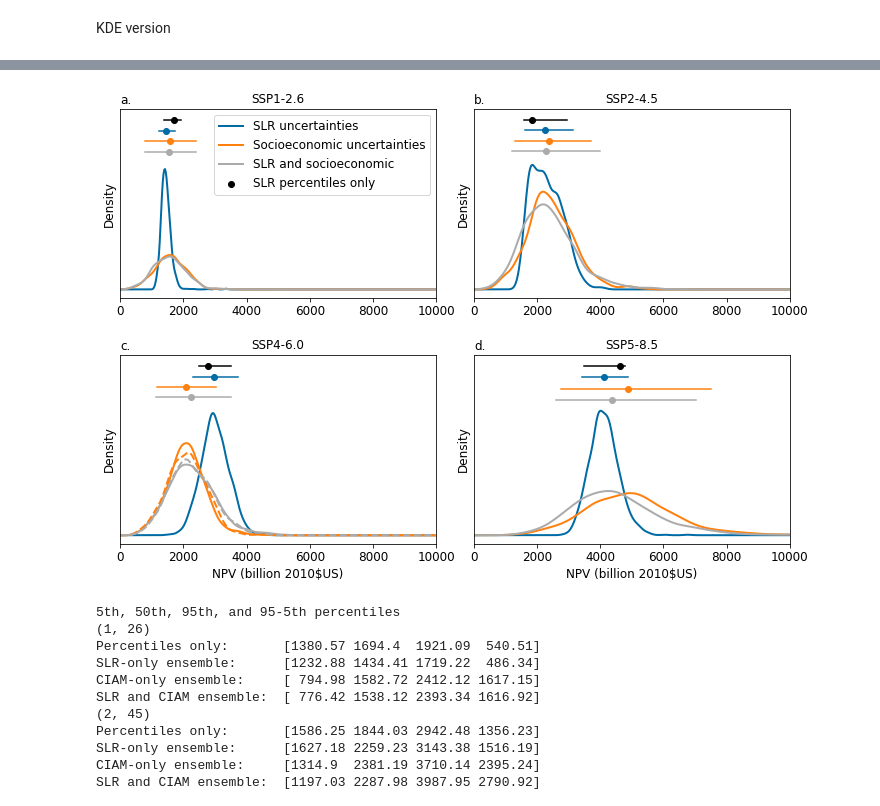
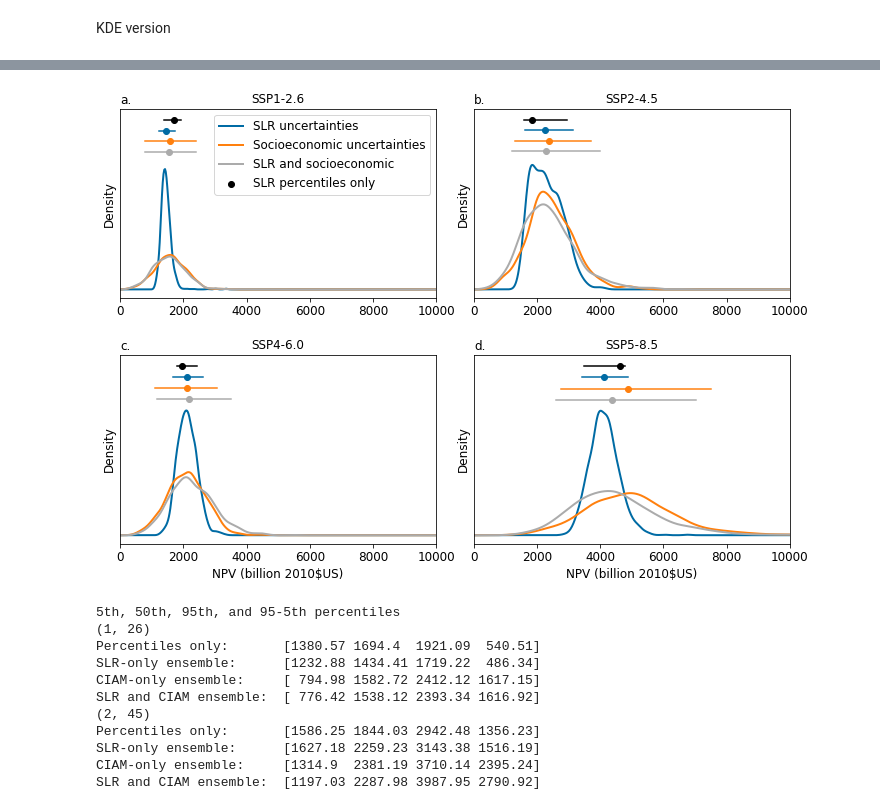
Before and after one commit to raddleverse/CIAM_uncertainty_propagation, a Jupyter notebook: work_uncertainty_propagation/plotsAndAnalysis_uncertaintyPropagation.ipynb, the cells around one changed output, grey strips where cells are left out. Saved outputs shown, nothing was run; the diff lists cells and outputs as text; code cells hidden in the pictures.

```diff
--- a/work_uncertainty_propagation/plotsAndAnalysis_uncertaintyPropagation.ipynb
+++ b/work_uncertainty_propagation/plotsAndAnalysis_uncertaintyPropagation.ipynb
@@ -84,19 +82,3 @@ for (ssp,rcp) in scenarios:
-# %%
-for (ssp,rcp) in scenarios:
-    if ssp==4:
-        slrdir = datdir + "/SSP"+str(ssp)+"_BRICK"+str(rcp)+"_first/SSP"+str(ssp)+"_BRICK"+str(rcp)+"_surge"+str(surge_option)+"_varySLR/CIAM MC1000/PostProcessing"
-        ciamdir = datdir + "/SSP"+str(ssp)+"_BRICK"+str(rcp)+"_first/SSP"+str(ssp)+"_BRICK"+str(rcp)+"_surge"+str(surge_option)+"_varyCIAM/CIAM MC1000/PostProcessing"
-        bothdir = datdir + "/SSP"+str(ssp)+"_BRICK"+str(rcp)+"_first/SSP"+str(ssp)+"_BRICK"+str(rcp)+"_surge"+str(surge_option)+"_varySLR_varyCIAM/CIAM MC1000/PostProcessing"
-    else:
-        slrdir = datdir + "/SSP"+str(ssp)+"_BRICK"+str(rcp)+"/SSP"+str(ssp)+"_BRICK"+str(rcp)+"_surge"+str(surge_option)+"_varySLR/CIAM MC1000/PostProcessing"
-        ciamdir = datdir + "/SSP"+str(ssp)+"_BRICK"+str(rcp)+"/SSP"+str(ssp)+"_BRICK"+str(rcp)+"_surge"+str(surge_option)+"_varyCIAM/CIAM MC1000/PostProcessing"
-        bothdir = datdir + "/SSP"+str(ssp)+"_BRICK"+str(rcp)+"/SSP"+str(ssp)+"_BRICK"+str(rcp)+"_surge"+str(surge_option)+"_varySLR_varyCIAM/CIAM MC1000/PostProcessing"
-    dfS[(ssp,rcp)] = pd.read_csv(slrdir+"/globalnpv_SSP"+str(ssp)+"_BRICK"+str(rcp)+"_surge"+str(surge_option)+"_varySLR.csv")
-    dfS[(ssp,rcp)] = dfS[(ssp,rcp)].join(pd.read_csv(slrdir+"/regionnpv_SSP"+str(ssp)+"_BRICK"+str(rcp)+"_surge"+str(surge_option)+"_varySLR.csv"))
-    dfC[(ssp,rcp)] = pd.read_csv(ciamdir+"/globalnpv_SSP"+str(ssp)+"_BRICK"+str(rcp)+"_surge"+str(surge_option)+"_varyCIAM.csv")
-    dfC[(ssp,rcp)] = dfC[(ssp,rcp)].join(pd.read_csv(ciamdir+"/regionnpv_SSP"+str(ssp)+"_BRICK"+str(rcp)+"_surge"+str(surge_option)+"_varyCIAM.csv"))
-    dfSC[(ssp,rcp)] = pd.read_csv(bothdir+"/globalnpv_SSP"+str(ssp)+"_BRICK"+str(rcp)+"_surge"+str(surge_option)+"_varySLR_varyCIAM.csv")
-    dfSC[(ssp,rcp)] = dfSC[(ssp,rcp)].join(pd.read_csv(bothdir+"/regionnpv_SSP"+str(ssp)+"_BRICK"+str(rcp)+"_surge"+str(surge_option)+"_varySLR_varyCIAM.csv"))
 # %% [markdown]
 ### SLR uncertainty only
 # %%
@@ -124,15 +104,21 @@ for (ssp,rcp) in scenarios:
 <h1 style="color:firebrick">TESTING - DELETE LATER</h1>
 # %%
 ssp, rcp = 4, 60
-ciamdir = datdir + "/SSP"+str(ssp)+"_BRICK"+str(rcp)+"/SSP"+str(ssp)+"_BRICK"+str(rcp)+"_surge"+str(surge_option)+"_varyCIAM/CIAM MC1000/PostProcessing"
+
+slrdir = datdir + "/SSP"+str(ssp)+"_BRICK"+str(rcp)+"_old/SSP"+str(ssp)+"_BRICK"+str(rcp)+"_surge"+str(surge_option)+"_varySLR/CIAM MC1000/PostProcessing"
+dfS_new = pd.read_csv(slrdir+"/globalnpv_SSP"+str(ssp)+"_BRICK"+str(rcp)+"_surge"+str(surge_option)+"_varySLR.csv")
+dfS_new = dfS_new.join(pd.read_csv(slrdir+"/regionnpv_SSP"+str(ssp)+"_BRICK"+str(rcp)+"_surge"+str(surge_option)+"_varySLR.csv"))
+
+ciamdir = datdir + "/SSP"+str(ssp)+"_BRICK"+str(rcp)+"_old/SSP"+str(ssp)+"_BRICK"+str(rcp)+"_surge"+str(surge_option)+"_varyCIAM/CIAM MC1000/PostProcessing"
 dfC_new = pd.read_csv(ciamdir+"/globalnpv_SSP"+str(ssp)+"_BRICK"+str(rcp)+"_surge"+str(surge_option)+"_varyCIAM.csv")
 dfC_new = dfC_new.join(pd.read_csv(ciamdir+"/regionnpv_SSP"+str(ssp)+"_BRICK"+str(rcp)+"_surge"+str(surge_option)+"_varyCIAM.csv"))
 
-bothdir = datdir + "/SSP"+str(ssp)+"_BRICK"+str(rcp)+"/SSP"+str(ssp)+"_BRICK"+str(rcp)+"_surge"+str(surge_option)+"_varySLR_varyCIAM/CIAM MC1000/PostProcessing"
+bothdir = datdir + "/SSP"+str(ssp)+"_BRICK"+str(rcp)+"_old/SSP"+str(ssp)+"_BRICK"+str(rcp)+"_surge"+str(surge_option)+"_varySLR_varyCIAM/CIAM MC1000/PostProcessing"
 dfSC_new = pd.read_csv(bothdir+"/globalnpv_SSP"+str(ssp)+"_BRICK"+str(rcp)+"_surge"+str(surge_option)+"_varySLR_varyCIAM.csv")
 dfSC_new = dfSC_new.join(pd.read_csv(bothdir+"/regionnpv_SSP"+str(ssp)+"_BRICK"+str(rcp)+"_surge"+str(surge_option)+"_varySLR_varyCIAM.csv"))
 
 kde_new = {}; kde_new_plot = {}
+kde_new["S"] = stats.gaussian_kde(dfS_new.npv)
 kde_new["C"] = stats.gaussian_kde(dfC_new.npv)
 kde_new["SC"] = stats.gaussian_kde(dfSC_new.npv)
 for k in kde_new.keys():
@@ -154,37 +145,33 @@ for scen in scenarios:
 # %%
-y00 = [0.004,  0.001,  0.0013, 0.0012 ]
-dy0 = [0.00025,0.00006,0.00008,0.00008]
+y00 = [0.004,  0.001,  0.0017, 0.0012 ]
+dy0 = [0.00025,0.00006,0.00011,0.00008]
 titles = ["SSP1-2.6", "SSP2-4.5", "SSP4-6.0", "SSP5-8.5"]
 fig, ax = plt.subplots(2,2,figsize=(12,8))
 for s in range(4):
     scen = scenarios[s]
     ax[int(s/2)][s%2].plot(x,kde_plot[scen]["S"], linewidth=2, color="C0", label="SLR uncertainties")
     ax[int(s/2)][s%2].plot(x,kde_plot[scen]["C"], linewidth=2, color="C1", label="Socioeconomic uncertainties")
     ax[int(s/2)][s%2].plot(x,kde_plot[scen]["SC"], linewidth=2, color="C2", label="SLR and socioeconomic")
     y0 = y00[s]; dy = dy0[s]
     ax[int(s/2)][s%2].plot([df05[scen].npv, df95[scen].npv], [y0, y0], color="black"); ax[int(s/2)][s%2].scatter(df50[scen].npv, y0, color="black", label="SLR percentiles only")
     y0 -= dy
     ax[int(s/2)][s%2].plot([dfS[scen].npv.quantile(0.05), dfS[scen].npv.quantile(0.95)], [y0, y0], color="C0"); ax[int(s/2)][s%2].scatter(dfS[scen].npv.median(), y0, color="C0")
     y0 -= dy
     ax[int(s/2)][s%2].plot([dfC[scen].npv.quantile(0.05), dfC[scen].npv.quantile(0.95)], [y0, y0], color="C1"); ax[int(s/2)][s%2].scatter(dfC[scen].npv.median(), y0, color="C1")
     y0 -= dy
     ax[int(s/2)][s%2].plot([dfSC[scen].npv.quantile(0.05), dfSC[scen].npv.quantile(0.95)], [y0, y0], color="C2"); ax[int(s/2)][s%2].scatter(dfSC[scen].npv.median(), y0, color="C2")
     if s==2 or s==3:
         ax[int(s/2)][s%2].set_xlabel("NPV (billion 2010$US)", fontsize=12);
     ax[int(s/2)][s%2].set_ylabel("Density", fontsize=12); ax[int(s/2)][s%2].set_yticks([])
     ax[int(s/2)][s%2].set_xlim([0,10000]); ax[int(s/2)][s%2].set_xticklabels(list(range(0,12000,2000)),fontsize=12)
     if s==0:
         ax[int(s/2)][s%2].legend(fontsize=12, frameon=True)
     ax[int(s/2)][s%2].text(0,y00[s]*1.1,panels[s],fontsize=12)
     ax[int(s/2)][s%2].set_title(titles[s], fontsize=12)
-    if s==2:
-        ax[int(s/2)][s%2].plot(x,kde_new_plot["C"], linewidth=2, color="C1",linestyle="--")
-        ax[int(s/2)][s%2].plot(x,kde_new_plot["SC"], linewidth=2, color="C2",linestyle="--")
-
 plt.subplots_adjust(hspace=0.3, wspace=0.12)
 fig.savefig(plotdir+"/global_damages_ssprcp.pdf", bbox_inches='tight');
 # %% [output]
-[figure, old version]
+[figure, new version]
 # %%
 print("5th, 50th, 95th, and 95-5th percentiles")
 for scen in scenarios:
```
Also changed, not shown: parts of 3 cells of this notebook, 2 other files.
